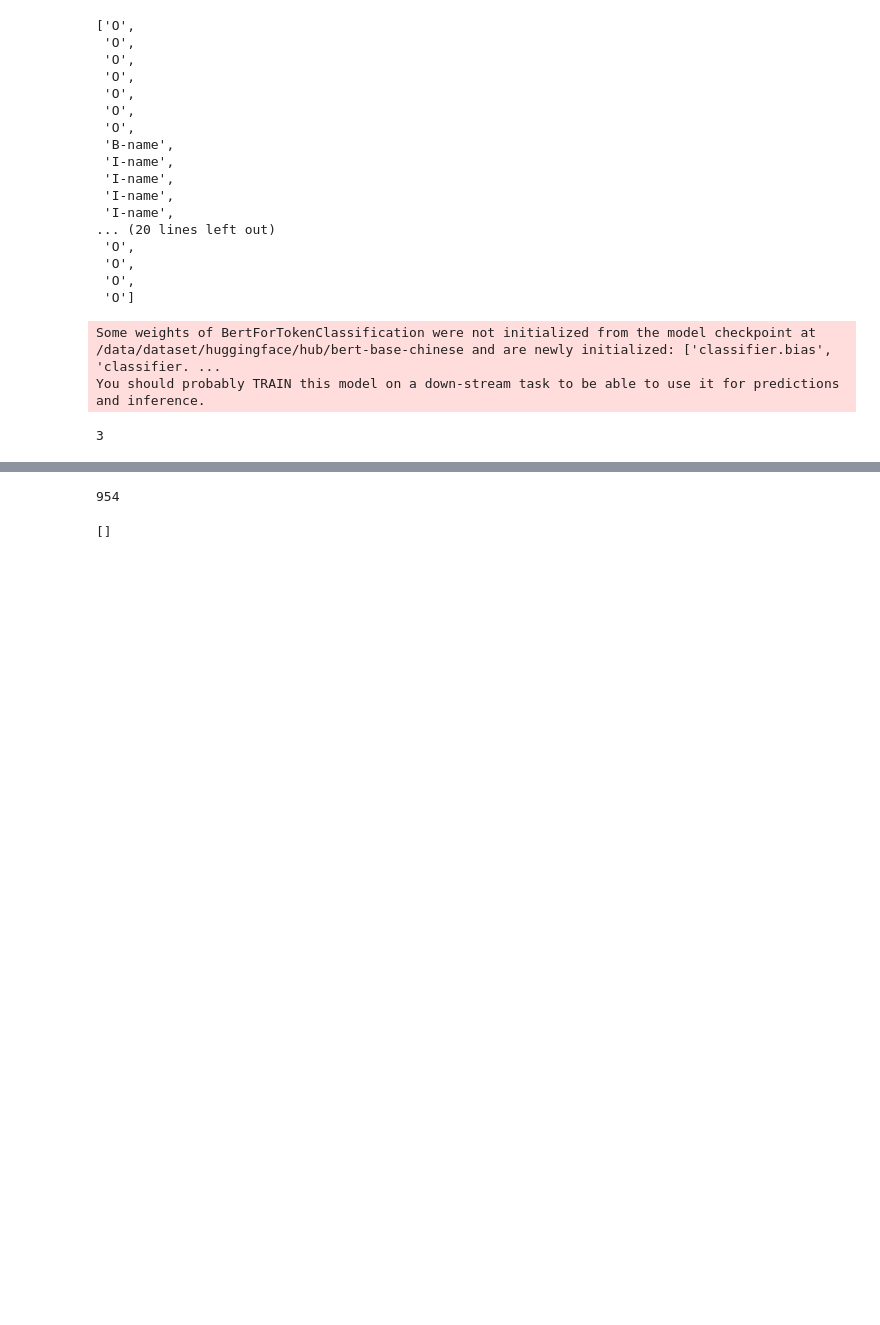
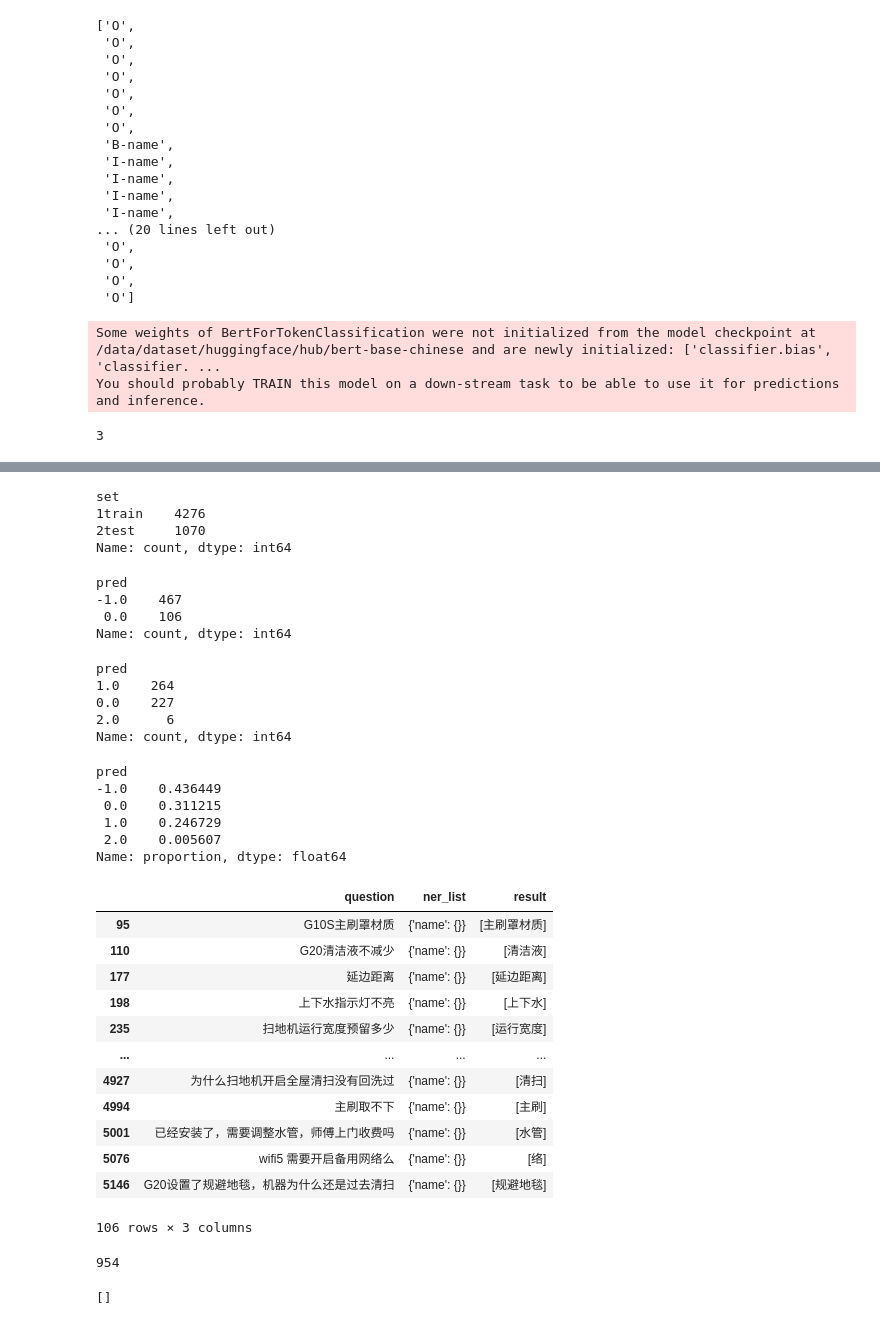
Before and after one commit to zhuxiaohai/rockchat, a Jupyter notebook: eda.ipynb, the cells around one changed output, grey strips where cells are left out. Drawn from its saved outputs; the diff is of its cells as text; code cells hidden in the pictures; blank space fills up the shorter version.

```diff
--- a/eda.ipynb
+++ b/eda.ipynb
@@ -1083,8 +1640,7 @@ trainer.evaluate()
 # %%
 from transformers import pipeline
-
 # Replace this with your own checkpoint
-model_checkpoint = "bert-finetuned-ner/checkpoint-180"
+model_checkpoint = "/workspace/data/private/zhuxiaohai/models/bert_finetuned_ner_chinese/"
 token_classifier = pipeline(
-    "token-classification", model=model_checkpoint, aggregation_strategy="simple"
+    "token-classification", model=model_checkpoint, aggregation_strategy="none"
 )
@@ -1158,0 +1667,70 @@ tokenizer([["H", "2", "0", "P", "r", "o"], ["h", "2", "0"]], is_split_into_words
+# %%
+results = token_classifier(pd.Series(raw_datasets['test']["tokens"]).apply(lambda x: "".join(x)).tolist())
+# %%
+oot["set"] = "1train"
+oot["pred"] = np.nan
+oot['result'] = np.nan
+oot['result'] = oot['result'].astype("object")
+# %%
+for i in range(raw_datasets['test'].num_rows):
+    correct = 0
+    index = oot.index[int(raw_datasets['test'][i]["index"])]
+    oot.loc[index, 'set'] = '2test'
+    ner_list = oot.iloc[int(raw_datasets['test'][i]["index"])].ner_list["name"]
+    question = oot.iloc[int(raw_datasets['test'][i]["index"])].question
+    if not ner_list:
+        if len(results[i]) == 0:
+            correct = -1
+    else:
+        for item in results[i]:
+            if question[item["start"]:item["end"]] in ner_list:
+                correct += 1
+    oot.loc[index, 'pred'] = correct
+    oot.at[index, "result"] = [question[item["start"]:item["end"]] for item in results[i]]
+# %%
+oot['set'].value_counts()
+# %% [output]
+set
+1train    4276
+2test     1070
+Name: count, dtype: int64
+# %%
+oot[(oot['set']=='2test')&(oot['ner_list'].apply(lambda x: len(x["name"]))==0)]["pred"].value_counts()
+# %% [output]
+pred
+-1.0    467
+ 0.0    106
+Name: count, dtype: int64
+# %%
+oot[(oot['set']=='2test')&(oot['ner_list'].apply(lambda x: len(x["name"]))>0)]["pred"].value_counts()
+# %% [output]
+pred
+1.0    264
+0.0    227
+2.0      6
+Name: count, dtype: int64
+# %%
+oot["pred"].value_counts("mean")
+# %% [output]
+pred
+-1.0    0.436449
+ 0.0    0.311215
+ 1.0    0.246729
+ 2.0    0.005607
+Name: proportion, dtype: float64
+# %%
+oot[(oot['set']=='2test')&(oot['ner_list'].apply(lambda x: len(x["name"]))==0)&(oot['pred']==0)][["question", "ner_list", "result"]]
+# %% [output]
+|  | question | ner_list | result |
+| 95 | G10S主刷罩材质 | {'name': {}} | [主刷罩材质] |
+| 110 | G20清洁液不减少 | {'name': {}} | [清洁液] |
+| 177 | 延边距离 | {'name': {}} | [延边距离] |
+| 198 | 上下水指示灯不亮 | {'name': {}} | [上下水] |
+| 235 | 扫地机运行宽度预留多少 | {'name': {}} | [运行宽度] |
+| ... | ... | ... | ... |
+| 4927 | 为什么扫地机开启全屋清扫没有回洗过 | {'name': {}} | [清扫] |
+| 4994 | 主刷取不下 | {'name': {}} | [主刷] |
+| 5001 | 已经安装了，需要调整水管，师傅上门收费吗 | {'name': {}} | [水管] |
+| 5076 | wifi5 需要开启备用网络么 | {'name': {}} | [络] |
+| 5146 | G20设置了规避地毯，机器为什么还是过去清扫 | {'name': {}} | [规避地毯] |
+106 rows × 3 columns
```
Also changed, not shown: parts of 124 cells of this notebook, 28 other files.
